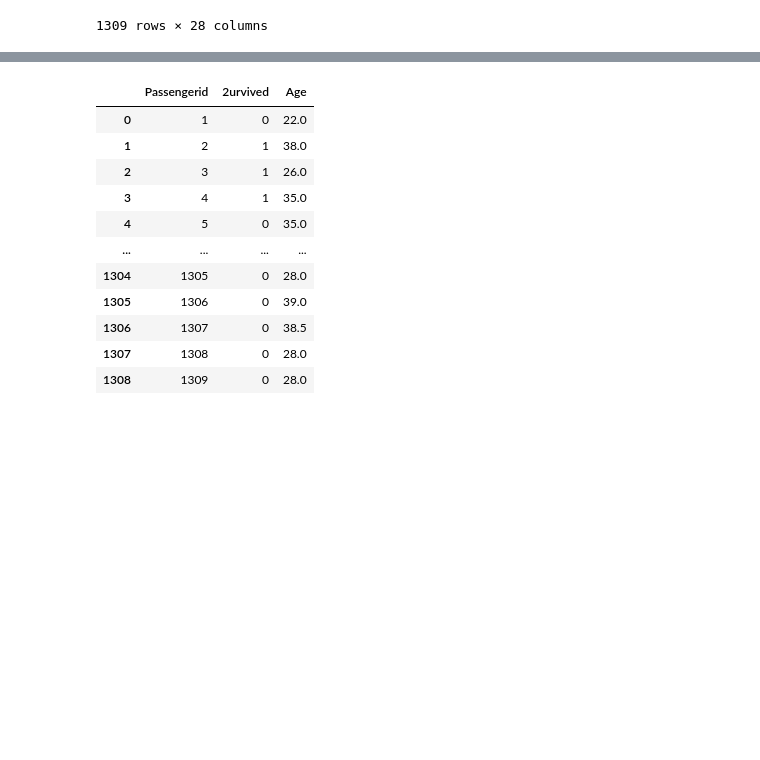
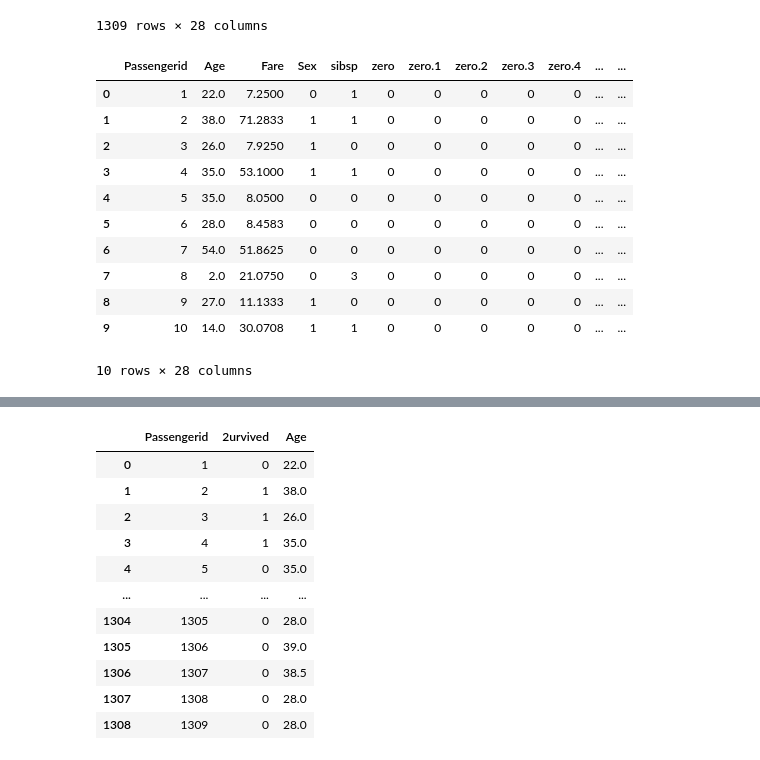
Before and after one commit to IritBen/Cloud-BigData-course-JB, a Jupyter notebook: 12_01_2026/class/12_01_2026.ipynb, the cells around one changed output, grey strips where cells are left out. Drawn from its saved outputs; the diff is of its cells as text; code cells hidden in the pictures; blank space fills up the shorter version.

```diff
--- a/12_01_2026/class/12_01_2026.ipynb
+++ b/12_01_2026/class/12_01_2026.ipynb
@@ -124,3 +197,18 @@ df
 | 1307 | 1308 | 28.0 | 8.0500 | 0 | 0 | 0 | 0 | 0 | 0 | 0 | ... | ... |
 | 1308 | 1309 | 28.0 | 22.3583 | 0 | 1 | 0 | 0 | 0 | 0 | 0 | ... | ... |
 1309 rows × 28 columns
+# %%
+df.head(10)
+# %% [output]
+|  | Passengerid | Age | Fare | Sex | sibsp | zero | zero.1 | zero.2 | zero.3 | zero.4 | ... | ... |
+| 0 | 1 | 22.0 | 7.2500 | 0 | 1 | 0 | 0 | 0 | 0 | 0 | ... | ... |
+| 1 | 2 | 38.0 | 71.2833 | 1 | 1 | 0 | 0 | 0 | 0 | 0 | ... | ... |
+| 2 | 3 | 26.0 | 7.9250 | 1 | 0 | 0 | 0 | 0 | 0 | 0 | ... | ... |
+| 3 | 4 | 35.0 | 53.1000 | 1 | 1 | 0 | 0 | 0 | 0 | 0 | ... | ... |
+| 4 | 5 | 35.0 | 8.0500 | 0 | 0 | 0 | 0 | 0 | 0 | 0 | ... | ... |
+| 5 | 6 | 28.0 | 8.4583 | 0 | 0 | 0 | 0 | 0 | 0 | 0 | ... | ... |
+| 6 | 7 | 54.0 | 51.8625 | 0 | 0 | 0 | 0 | 0 | 0 | 0 | ... | ... |
+| 7 | 8 | 2.0 | 21.0750 | 0 | 3 | 0 | 0 | 0 | 0 | 0 | ... | ... |
+| 8 | 9 | 27.0 | 11.1333 | 1 | 0 | 0 | 0 | 0 | 0 | 0 | ... | ... |
+| 9 | 10 | 14.0 | 30.0708 | 1 | 1 | 0 | 0 | 0 | 0 | 0 | ... | ... |
+10 rows × 28 columns
```
Also changed, not shown: parts of 35 cells of this notebook.
